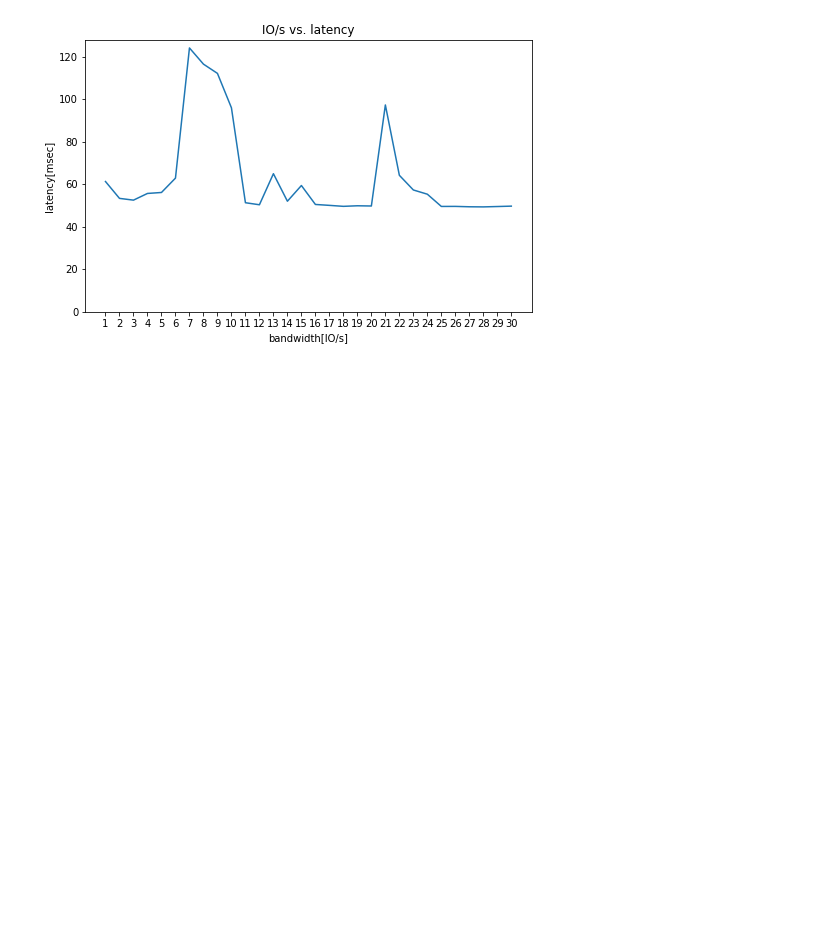
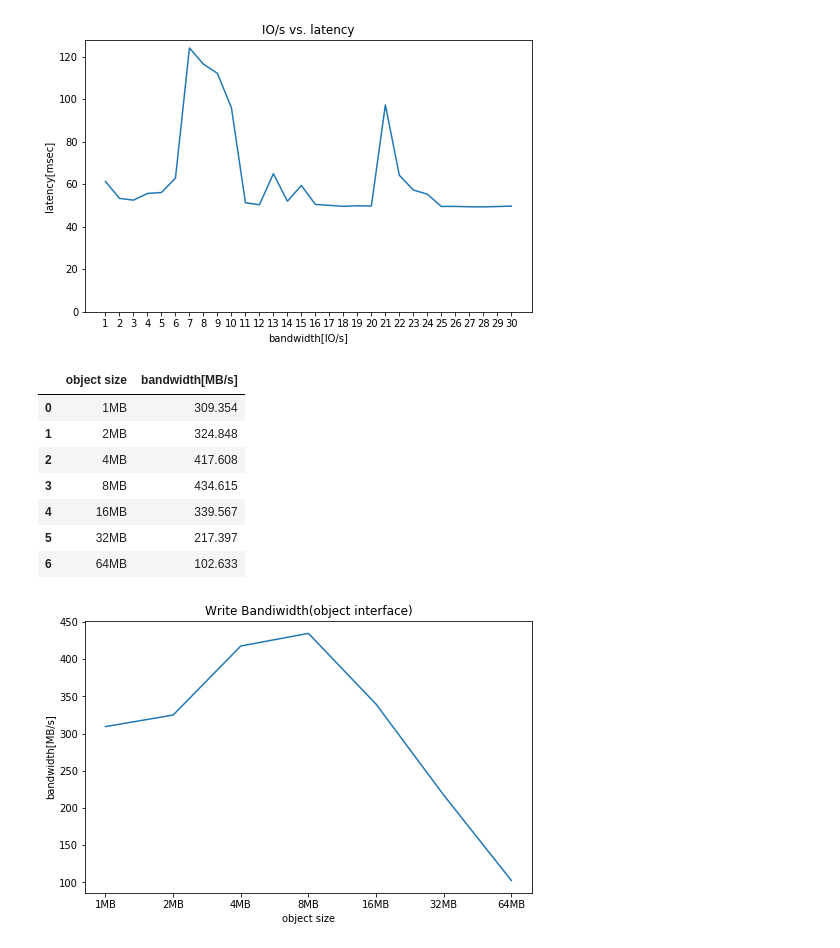
Before and after one commit to xweichu/object_size, a Jupyter notebook: object_size.ipynb, the cells around one changed output. Saved outputs shown, nothing was run; the diff lists cells and outputs as text; code cells hidden in the pictures; blank space fills up the shorter version.

Commit message:
Add object interface tests

```diff
--- a/object_size.ipynb
+++ b/object_size.ipynb
@@ -322,3 +322,30 @@ plt.show()
 | 29 | 30 | 49.689116 |
 [figure]
 [figure]
+# %%
+object_sizes = ['1MB', '2MB', '4MB', '8MB', '16MB', '32MB', '64MB']
+w_bw_list = []
+for i in range(len(object_sizes)):
+    with open('./obj_interface/'+object_sizes[i]+'_W.log') as f:
+        lines=f.readlines()
+        for j in range(len(lines)):
+            if 'Bandwidth (MB/sec):' in lines[j]:
+                values = lines[j].split(':')
+                w_bw_list.append([object_sizes[i],float(values[1])])
+
+w_bw_df = pd.DataFrame(w_bw_list, columns=['object size','bandwidth[MB/s]'])
+display(w_bw_df)
+
+fig = w_bw_df.plot(x='object size', y='bandwidth[MB/s]', title='Write Bandiwidth(object interface)' ,legend=False, xticks=w_bw_df.index , figsize=[8,5])
+fig.set_ylabel("bandwidth[MB/s]")
+plt.show()
+# %% [output]
+|  | object size | bandwidth[MB/s] |
+| 0 | 1MB | 309.354 |
+| 1 | 2MB | 324.848 |
+| 2 | 4MB | 417.608 |
+| 3 | 8MB | 434.615 |
+| 4 | 16MB | 339.567 |
+| 5 | 32MB | 217.397 |
+| 6 | 64MB | 102.633 |
+[figure, added]
```
Also changed, not shown: parts of 3 cells of this notebook, 1 other file.
